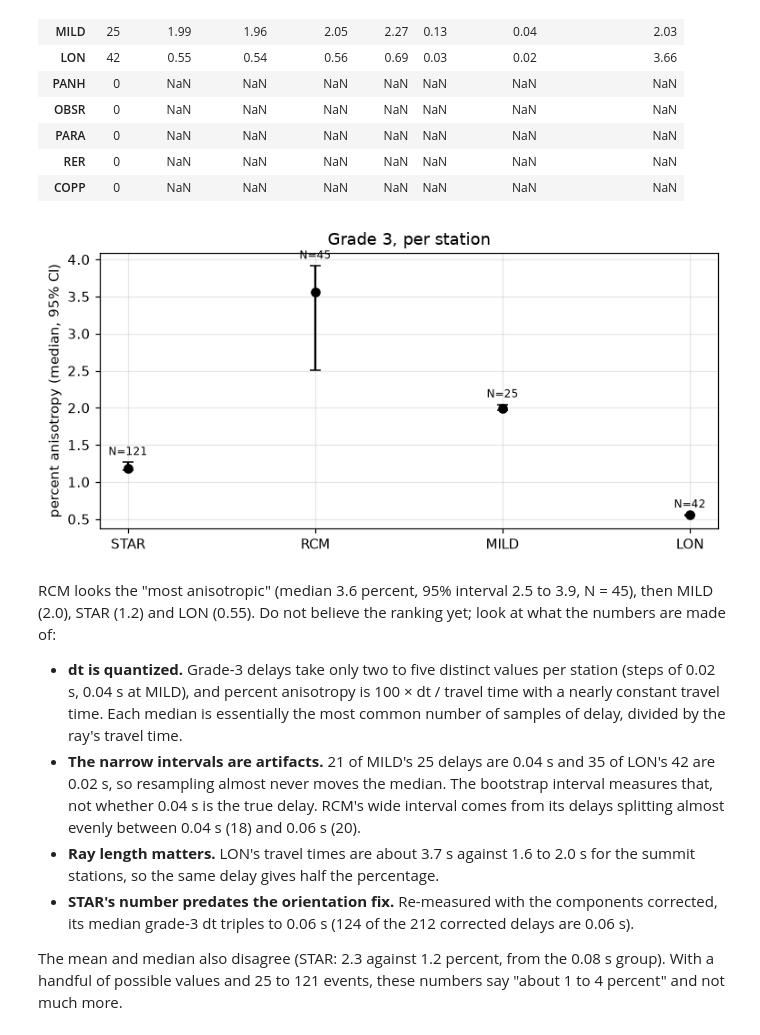
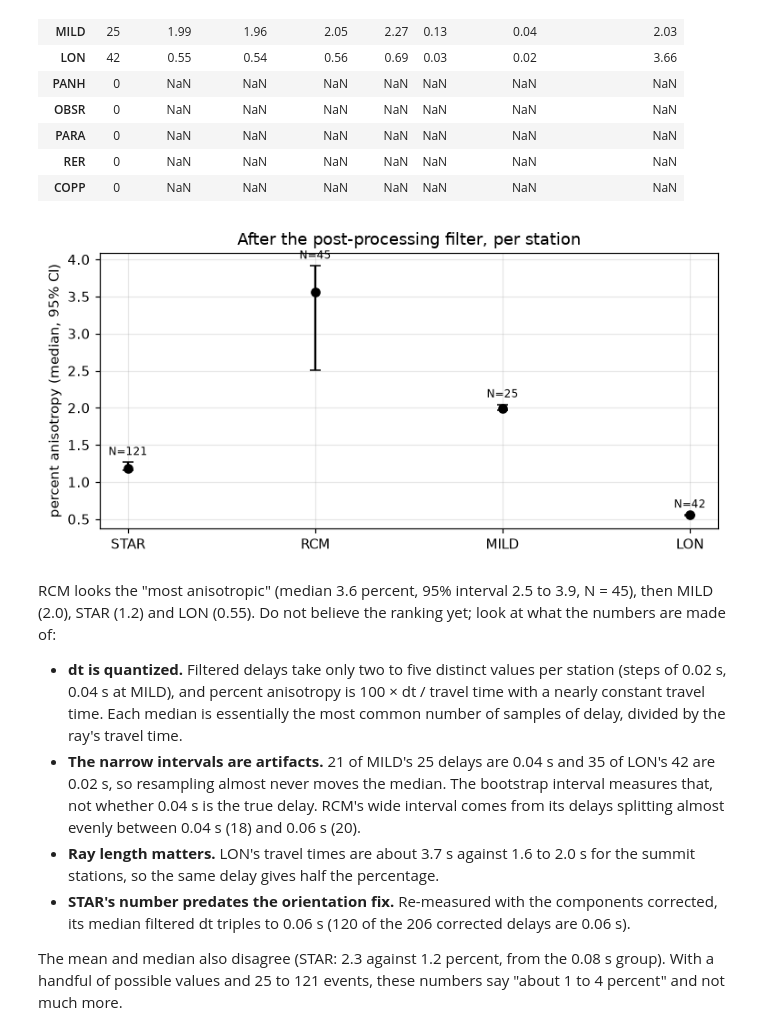
Before and after one commit to mhemmett/rainier-sws-tutorials, a Jupyter notebook: notebooks/06_exploring_the_results.ipynb, the cells around one changed output. Drawn from its saved outputs; the diff is of its cells as text; code cells hidden in the pictures.

```diff
--- a/notebooks/06_exploring_the_results.ipynb
+++ b/notebooks/06_exploring_the_results.ipynb
@@ -118,8 +118,8 @@ Plot grade-3 phi against back azimuth. If fast directions were a property of the
 # %%
 fig, axes = plt.subplots(1, 3, figsize=(14, 4), sharey=True)
 for ax, s in zip(axes, ["STAR", "RCM", "MILD"]):
-    g3 = quality.grade3(res[s])
-    ax.scatter(g3.back_azimuth, measure.phi_0_180(g3.phi), c=g3.quality, cmap="viridis", s=18)
+    kept = quality.post_filtered(res[s])
+    ax.scatter(kept.back_azimuth, measure.phi_0_180(kept.phi), c=kept.quality, cmap="viridis", s=18)
     for off in (-270, -180, -90, 0, 90, 180):      # every fold of 'parallel' and 'perpendicular'
         ax.plot([0, 360], [off, off + 360], "k:", lw=0.8)
     ax.set_xlabel("back azimuth (deg)"); ax.set_title(s); ax.set_ylim(0, 180); ax.set_xlim(0, 360)
@@ -169,8 +169,8 @@ The histograms show where the cuts fall; to say which one *removes the most*, co
 # %%
-hist_panel(res["RCM"], "RCM: all successful measurements versus grade 3")
-hist_panel(res["MILD"], "MILD: all successful measurements versus grade 3")
+hist_panel(res["RCM"], "RCM: all successful measurements versus the filtered ones")
+hist_panel(res["MILD"], "MILD: all successful measurements versus the filtered ones")
 
-g = quality.DEFAULT_GRADE3
+g = quality.DEFAULT_POST
 def cut_table(r):
     ok = quality.successful(r)
     fails = pd.DataFrame({
@@ -185,6 +185,6 @@ def cut_table(r):
 
 for s in ["RCM", "MILD"]:
     f = quality.funnel(res[s])
-    print(f"{s}: {f.successful} successful, {f.grade3} grade 3")
+    print(f"{s}: {f.successful} successful, {f.filtered} pass the filter")
     print(cut_table(res[s]).to_string(), "\n")
 # %% [output]
@@ -216,12 +216,12 @@ The same loop as section 3, with LON as a fourth panel. Remember what is differe
 # %%
 fig = plt.figure(figsize=(17, 4.8))
 for i, s in enumerate(["STAR", "RCM", "MILD", "LON"]):
-    g3 = quality.grade3(res[s])
-    m, R = stats.axial_mean(g3.phi)
+    kept = quality.post_filtered(res[s])
+    m, R = stats.axial_mean(kept.phi)
     ax = fig.add_subplot(1, 4, i + 1, projection="polar")
-    rose(ax, g3.phi, title=f"{s}  N={len(g3)}  mean phi={m:.0f}  R={R:.2f}")
+    rose(ax, kept.phi, title=f"{s}  N={len(kept)}  mean phi={m:.0f}  R={R:.2f}")
     ax.plot([np.deg2rad(m), np.deg2rad(m + 180)], [ax.get_ylim()[1]] * 2, "k-", lw=2)
-fig.suptitle("Grade-3 fast directions, with LON (Jurkevics incidence angles)")
+fig.suptitle("Fast directions after the post-processing filter, with LON (Jurkevics incidence angles)")
 plt.tight_layout()
 
 lon = res["LON"]
@@ -229,8 +229,8 @@ print(f"LON ray-traced incidence: {lon.incidence_angle.min():.0f} to {lon.incide
       f"Jurkevics: median {lon.incidence_angle_jurkevics.median():.0f} deg, "
       f"{(lon.incidence_angle_jurkevics > 45).mean():.0%} above 45")
 for s in ["STAR", "RCM", "MILD", "LON"]:
-    g3 = quality.grade3(res[s]); z, p_val = stats.rayleigh_test(measure.phi_0_180(g3.phi))
-    print(f"{s:5s} N={len(g3):4d}  median back azimuth {g3.back_azimuth.median():5.0f} deg  Rayleigh p = {p_val:.1e}")
+    kept = quality.post_filtered(res[s]); z, p_val = stats.rayleigh_test(measure.phi_0_180(kept.phi))
+    print(f"{s:5s} N={len(kept):4d}  median back azimuth {kept.back_azimuth.median():5.0f} deg  Rayleigh p = {p_val:.1e}")
 # %% [output]
 LON ray-traced incidence: 62 to 81 deg; Jurkevics: median 36 deg, 32% above 45
 STAR  N= 121  median back azimuth    92 deg  Rayleigh p = 3.6e-10
@@ -284,14 +284,14 @@ PANH's ray-traced angles run from 53 to 84 degrees, median 69: a typical event i
 # %%
 rows = []
 for s in STATIONS:
-    g3 = quality.grade3(res[s])
-    if len(g3) == 0 or "pct_anisotropy" not in g3:
+    kept = quality.post_filtered(res[s])
+    if len(kept) == 0 or "pct_anisotropy" not in kept:
         rows.append({"station": s, "N": 0}); continue
-    a = g3.pct_anisotropy.dropna().to_numpy()
+    a = kept.pct_anisotropy.dropna().to_numpy()
     med, lo, hi, _ = stats.bootstrap(a, np.median, ci=95)
     rows.append({"station": s, "N": len(a), "median %": med, "95% CI low": lo, "95% CI high": hi,
                  "mean %": a.mean(), "IQR": np.subtract(*np.percentile(a, [75, 25])),
-                 "median dt (s)": g3["dt"].median(), "median travel time (s)": g3.travel_time_s.median()})
+                 "median dt (s)": kept["dt"].median(), "median travel time (s)": kept.travel_time_s.median()})
 aniso = pd.DataFrame(rows).set_index("station")
 aniso.round(2)
 # %% [output]
@@ -309,20 +309,20 @@ aniso.round(2)
 # %%
 have = aniso[aniso.N > 0]
 fig, ax = plt.subplots(figsize=(7, 3.5))
 ax.errorbar(have.index, have["median %"], yerr=[have["median %"] - have["95% CI low"], have["95% CI high"] - have["median %"]],
             fmt="o", color="k", capsize=4)
 for x, (s, r) in enumerate(have.iterrows()):
     ax.annotate(f"N={int(r.N)}", (x, r["95% CI high"]), xytext=(0, 5), textcoords="offset points", ha="center", fontsize=8)
-ax.set_ylabel("percent anisotropy (median, 95% CI)"); ax.set_title("Grade 3, per station")
+ax.set_ylabel("percent anisotropy (median, 95% CI)"); ax.set_title("After the post-processing filter, per station")
 plt.tight_layout()
 # %% [output]
-[figure, old version]
+[figure, new version]
 # %% [markdown]
 RCM looks the "most anisotropic" (median 3.6 percent, 95% interval 2.5 to 3.9, N = 45), then MILD (2.0), STAR (1.2) and LON (0.55). Do not believe the ranking yet; look at what the numbers are made of:
 
-- **dt is quantized.** Grade-3 delays take only two to five distinct values per station (steps of 0.02 s, 0.04 s at MILD), and percent anisotropy is 100 × dt / travel time with a nearly constant travel time. Each median is essentially the most common number of samples of delay, divided by the ray's travel time.
+- **dt is quantized.** Filtered delays take only two to five distinct values per station (steps of 0.02 s, 0.04 s at MILD), and percent anisotropy is 100 × dt / travel time with a nearly constant travel time. Each median is essentially the most common number of samples of delay, divided by the ray's travel time.
 - **The narrow intervals are artifacts.** 21 of MILD's 25 delays are 0.04 s and 35 of LON's 42 are 0.02 s, so resampling almost never moves the median. The bootstrap interval measures that, not whether 0.04 s is the true delay. RCM's wide interval comes from its delays splitting almost evenly between 0.04 s (18) and 0.06 s (20).
 - **Ray length matters.** LON's travel times are about 3.7 s against 1.6 to 2.0 s for the summit stations, so the same delay gives half the percentage.
-- **STAR's number predates the orientation fix.** Re-measured with the components corrected, its median grade-3 dt triples to 0.06 s (124 of the 212 corrected delays are 0.06 s).
+- **STAR's number predates the orientation fix.** Re-measured with the components corrected, its median filtered dt triples to 0.06 s (120 of the 206 corrected delays are 0.06 s).
 
 The mean and median also disagree (STAR: 2.3 against 1.2 percent, from the 0.08 s group). With a handful of possible values and 25 to 121 events, these numbers say "about 1 to 4 percent" and not much more.
```
Also changed, not shown: parts of 15 cells of this notebook, 9 other files.
